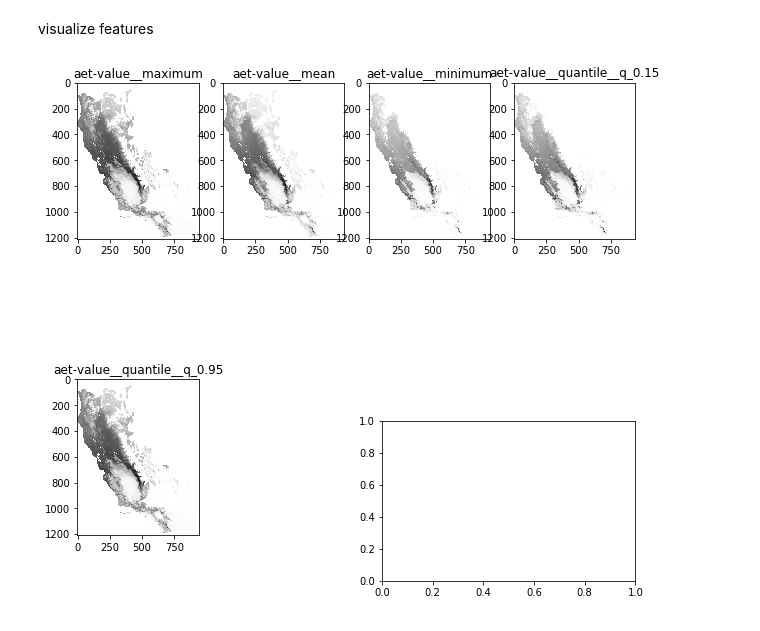
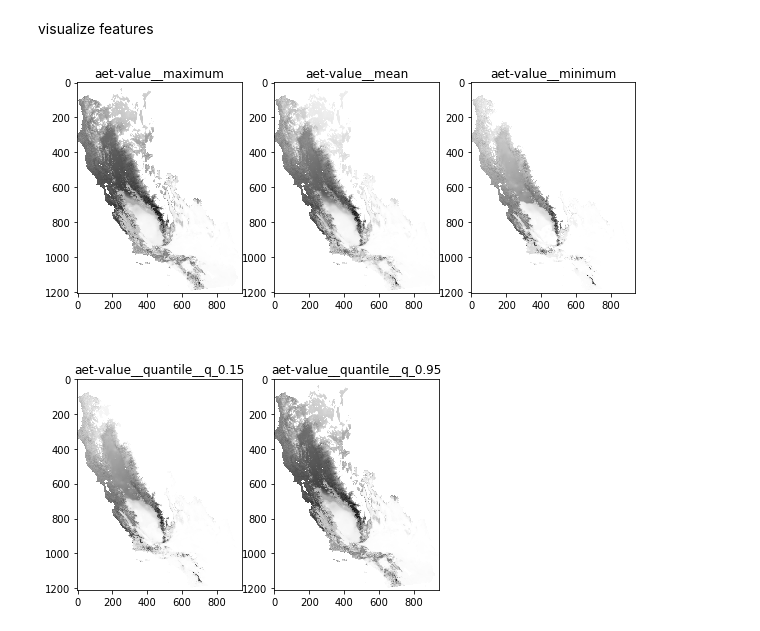
Before and after one commit to isaacWpark/wildfire_FRAP, a Jupyter notebook: Workflow/3-FeatureExtraction.ipynb, the cells around one changed output. Cells and saved outputs as stored; diff of their text form; code cells hidden in the pictures.

```diff
--- a/Workflow/3-FeatureExtraction.ipynb
+++ b/Workflow/3-FeatureExtraction.ipynb
@@ -45,7 +42,7 @@ print(image_name)
 # %% [markdown]
 Convert each to array and stack them as bands
 # %%
-rasters = tr.image2array(path)
+rasters = tr.image_to_array(path)
 # %%
 # first image
 rasters[0][1:10,:]
@@ -200,7 +186,7 @@ ts_features.describe()
 Next, convert these features to array, visualize or create a tiff
 # %%
 # first, get the original dimension/shape of image
-og_rasters = tr.image2array(path)
+og_rasters = tr.image_to_array(path)
 rows, cols, nums = og_rasters.shape
 
 
@@ -216,17 +202,17 @@ print(f2Array.shape)
 # %% [markdown]
 visualize features
 # %%
-fig, ax = plt.subplots(3, 2,figsize=(10,10))
-cols = 4
+plt.subplots(1, 1,figsize=(10,10))
+cols = 3
 
 for i in range(0,f2Array.shape[2]):
     img = f2Array[:,:,i]
     i = i+1
     plt.subplot(ceil(f2Array.shape[2]/cols),cols,i)
     plt.imshow(img, cmap="Greys")
     plt.title(ts_features.columns[i-1])
 # %% [output]
-[figure, old version]
+[figure, new version]
 # %%
 
 #useful coode to inspect source code of any function
```
Also changed, not shown: parts of 8 cells of this notebook, 7 other files.
